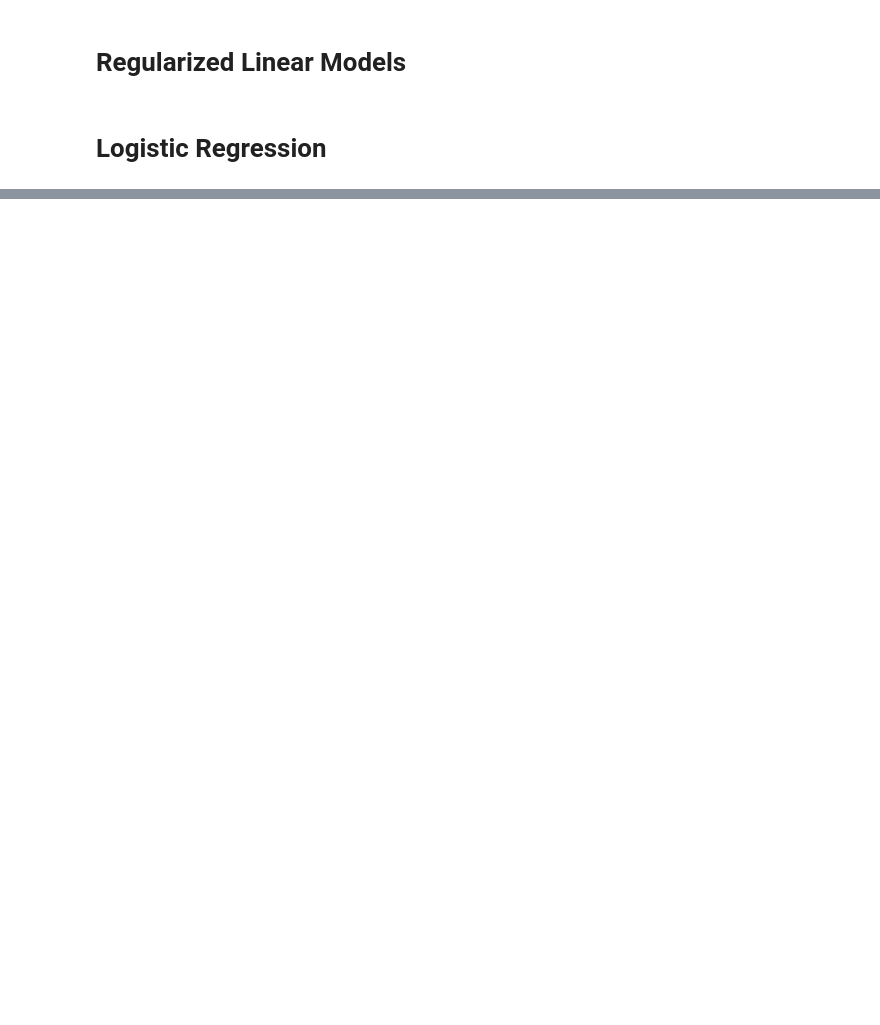
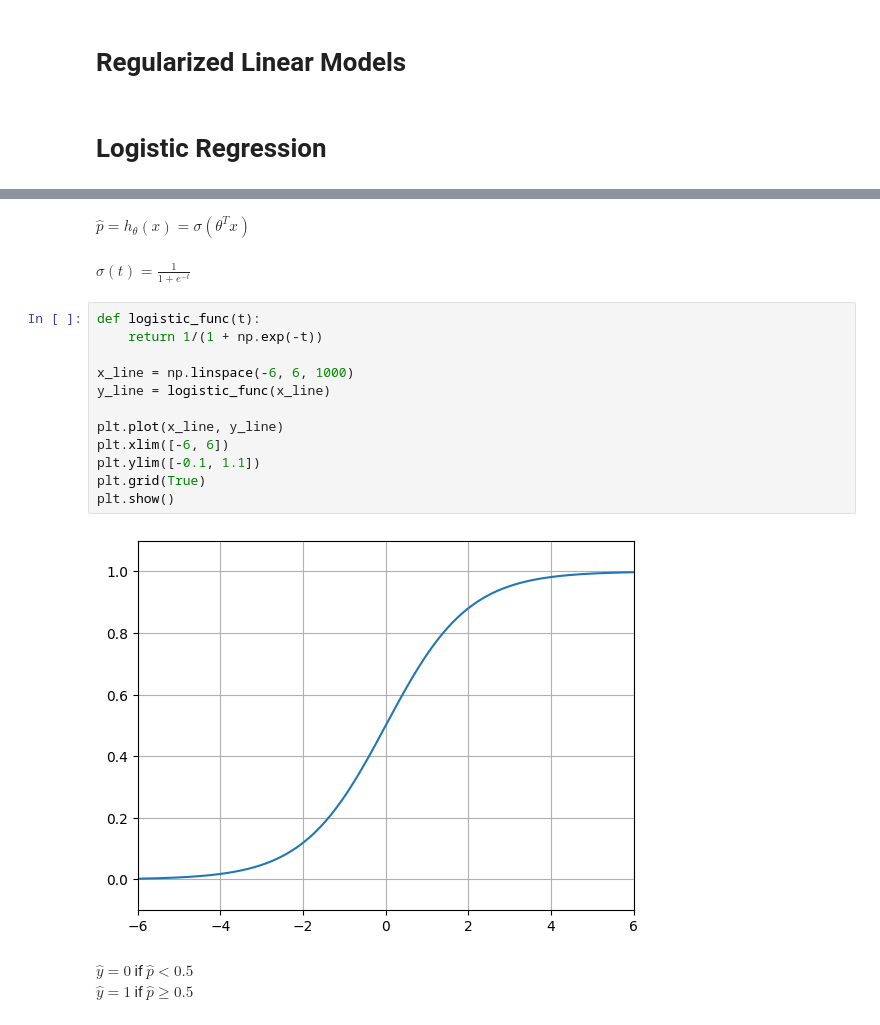
Before and after one commit to malayajac/HowIUnderstandIt_HandsOnML, a Jupyter notebook: ch4_trainingmodels.ipynb, the cells around one changed output, grey strips where cells are left out. Cells and saved outputs as stored; diff of their text form; blank space fills up the shorter version.

```diff
--- a/ch4_trainingmodels.ipynb
+++ b/ch4_trainingmodels.ipynb
@@ -327,0 +360,21 @@ lin_reg.intercept_, lin_reg.coef_
+# %% [markdown]
+$\hat{p} = h_{\theta} (x) = \sigma(\theta^{T} x)$
+# %% [markdown]
+$\sigma(t) = \frac{1}{1 + e^{-t}}$
+# %%
+def logistic_func(t):
+    return 1/(1 + np.exp(-t))
+
+x_line = np.linspace(-6, 6, 1000)
+y_line = logistic_func(x_line)
+
+plt.plot(x_line, y_line)
+plt.xlim([-6, 6])
+plt.ylim([-0.1, 1.1])
+plt.grid(True)
+plt.show()
+# %% [output]
+[figure, added]
+# %% [markdown]
+$\hat{y} = 0$ if  $\hat{p}<0.5$<br>
+$\hat{y} = 1$ if  $\hat{p}\geq0.5$
```
Also changed, not shown: parts of 6 cells of this notebook.
